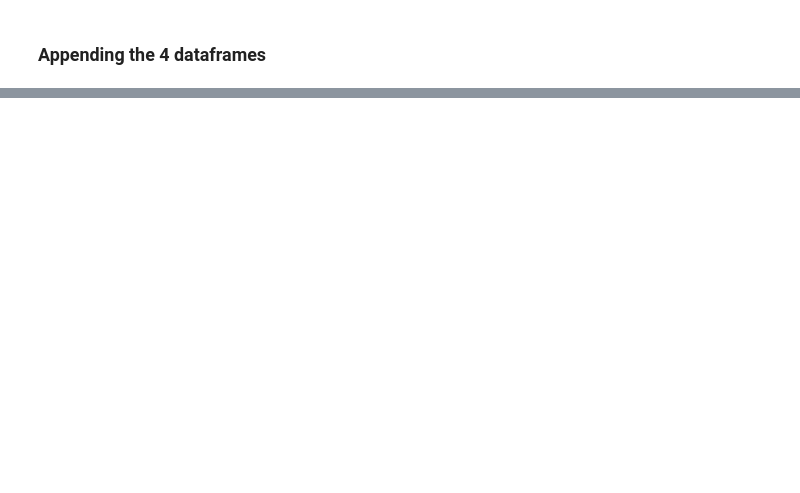
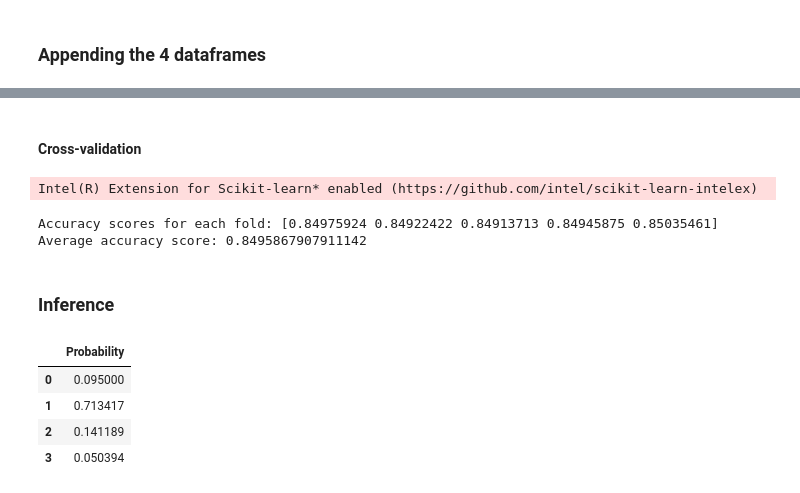
Before and after one commit to mhristev/TodayAI, a Jupyter notebook: traffic.ipynb, the cells around one changed output, grey strips where cells are left out. Drawn from its saved outputs; the diff is of its cells as text; code cells hidden in the pictures; blank space fills up the shorter version.

```diff
--- a/traffic.ipynb
+++ b/traffic.ipynb
@@ -412,0 +413,3 @@ appended_frame.to_csv("datasets/LeftJoin.csv", index=False)
+# %%
+appended_frame['WeekdayName'] = appended_frame['StartDate'].dt.day_name()
+appended_frame['Weekday'] = appended_frame['StartDate'].dt.weekday
@@ -412,0 +418,2 @@ appended_frame.to_csv("datasets/LeftJoin.csv", index=False)
+# %%
+appended_frame['DayofYear'] = appended_frame['StartDate'].dt.dayofyear
@@ -412,0 +422,2 @@ appended_frame.to_csv("datasets/LeftJoin.csv", index=False)
+# %%
+appended_frame['Year'] = appended_frame['StartDate'].dt.year
@@ -412,0 +426,2 @@ appended_frame.to_csv("datasets/LeftJoin.csv", index=False)
+# %%
+appended_frame['DayofMonth'] = appended_frame['StartDate'].dt.day
@@ -412,0 +506,49 @@ appended_frame.to_csv("datasets/LeftJoin.csv", index=False)
+# %% [markdown]
+#### Cross-validation
+# %%
+warnings.filterwarnings('ignore')
+patch_sklearn()
+
+skf = StratifiedKFold(n_splits=5, shuffle=True, random_state=42)
+accuracy_scores = cross_val_score(random_forest, X_train, y_train, cv=skf, scoring='accuracy')# average accuracy score
+print("Accuracy scores for each fold:", accuracy_scores)
+average_accuracy = accuracy_scores.mean()
+print("Average accuracy score:", average_accuracy)
+# %% [output]
+Intel(R) Extension for Scikit-learn* enabled (https://github.com/intel/scikit-learn-intelex)
+Accuracy scores for each fold: [0.84975924 0.84922422 0.84913713 0.84945875 0.85035461]
+Average accuracy score: 0.8495867907911142
+# %% [markdown]
+### Inference
+# %%
+warnings.filterwarnings('ignore')
+today = date.today()
+
+hour = 7
+road = 2
+direction = 0
+weekday = today.weekday()
+dayofyear = today.timetuple().tm_yday
+year = today.year
+dayofmonth = today.day
+
+X_inference = pd.DataFrame([{"Hour": hour,
+                             "RoadNumber": road,
+                             "Weekday": weekday,
+                             "DayofYear": dayofyear,
+                             "Year": year,
+                             "DayofMonth": dayofmonth,
+                             "HectometerDirectionNum": direction}])
+
+prediction = random_forest.predict_proba(X_inference)
+
+result = pd.DataFrame()
+result["Probability"] = prediction[0]
+
+result
+# %% [output]
+|  | Probability |
+| 0 | 0.095000 |
+| 1 | 0.713417 |
+| 2 | 0.141189 |
+| 3 | 0.050394 |
```
Also changed, not shown: parts of 50 cells of this notebook.
